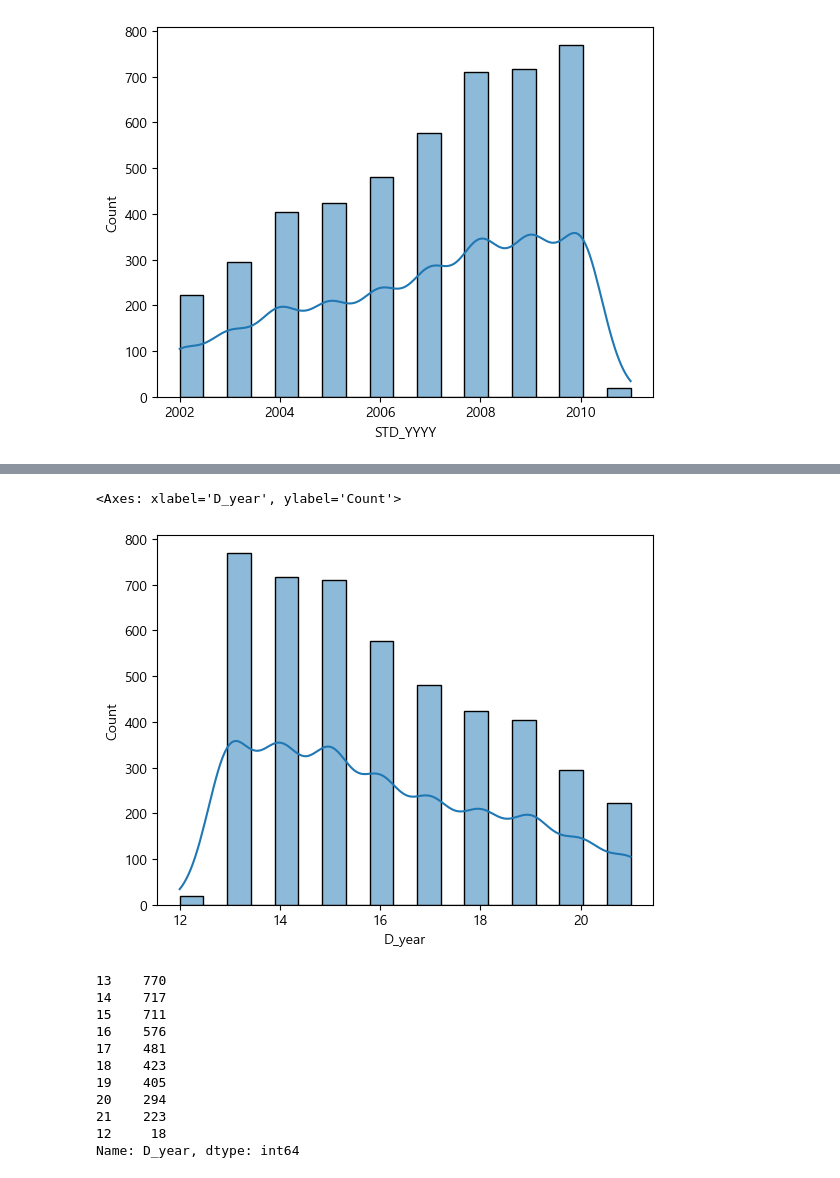
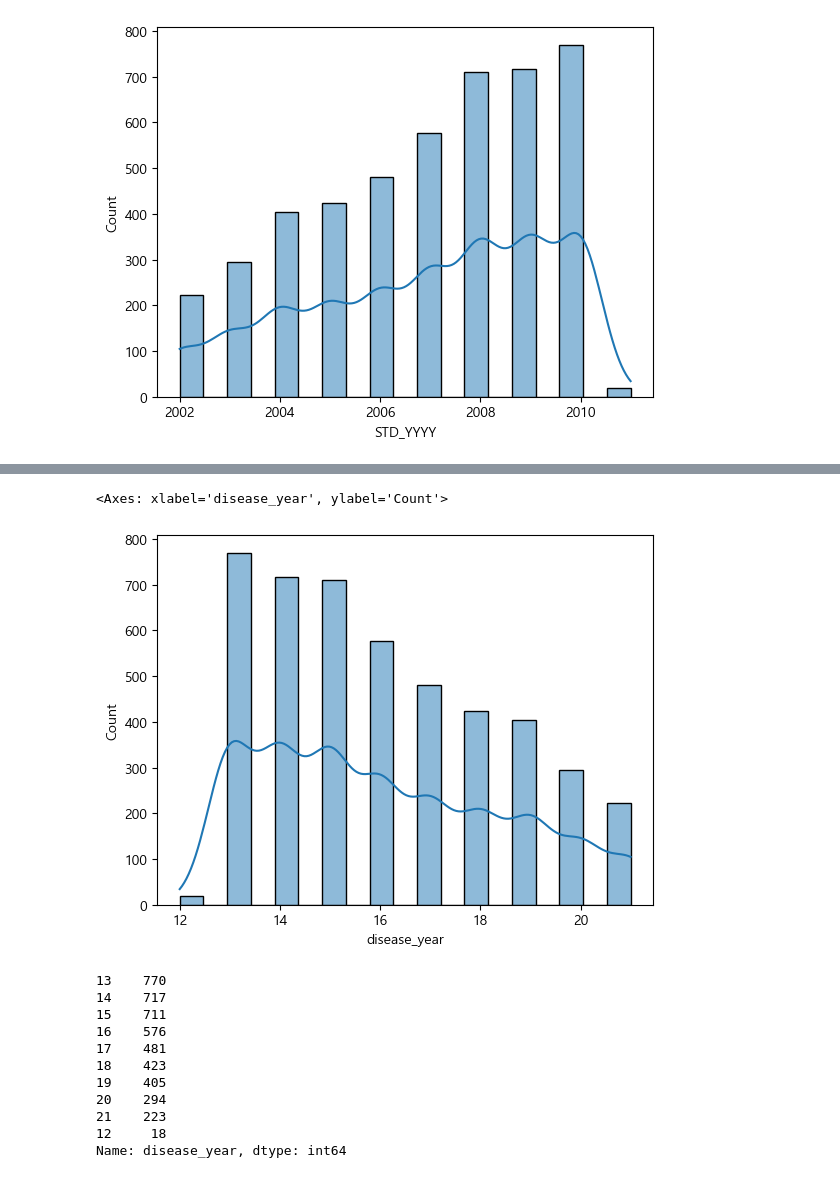
Before and after one commit to KKKKKIKKKK/toy_data_analysiss, a Jupyter notebook: codes/DDA/JoinCollectionNSC2_DDA_SA.ipynb, the cells around one changed output, grey strips where cells are left out. Saved outputs shown, nothing was run; the diff lists cells and outputs as text; code cells hidden in the pictures.

```diff
--- a/codes/DDA/JoinCollectionNSC2_DDA_SA.ipynb
+++ b/codes/DDA/JoinCollectionNSC2_DDA_SA.ipynb
@@ -195,7 +195,7 @@ def disease(year) :
     result = 2023 - year
     return result
 # %%
-df_BMA['D_year']= df_BMA['STD_YYYY'].apply(disease)
+df_BMA['disease_year']= df_BMA['STD_YYYY'].apply(disease)
 # %% [output]
 A value is trying to be set on a copy of a slice from a DataFrame.
 Try using .loc[row_indexer,col_indexer] = value instead
@@ -221,10 +221,10 @@ df_BMA
 # %%
-sns.histplot(data=df_BMA, x='D_year', kde=True)
+sns.histplot(data=df_BMA, x='disease_year', kde=True)
 # %% [output]
-<Axes: xlabel='D_year', ylabel='Count'>
+<Axes: xlabel='disease_year', ylabel='Count'>
-[figure, old version]
+[figure, new version]
 # %%
-df_BMA['D_year'].value_counts()
+df_BMA['disease_year'].value_counts()
 # %% [output]
 13    770
 14    717
@@ -236,5 +236,5 @@ df_BMA['D_year'].value_counts()
 20    294
 21    223
 12     18
-Name: D_year, dtype: int64
+Name: disease_year, dtype: int64
 # %%
```
Also changed, not shown: parts of 5 cells of this notebook, 5 other files.
